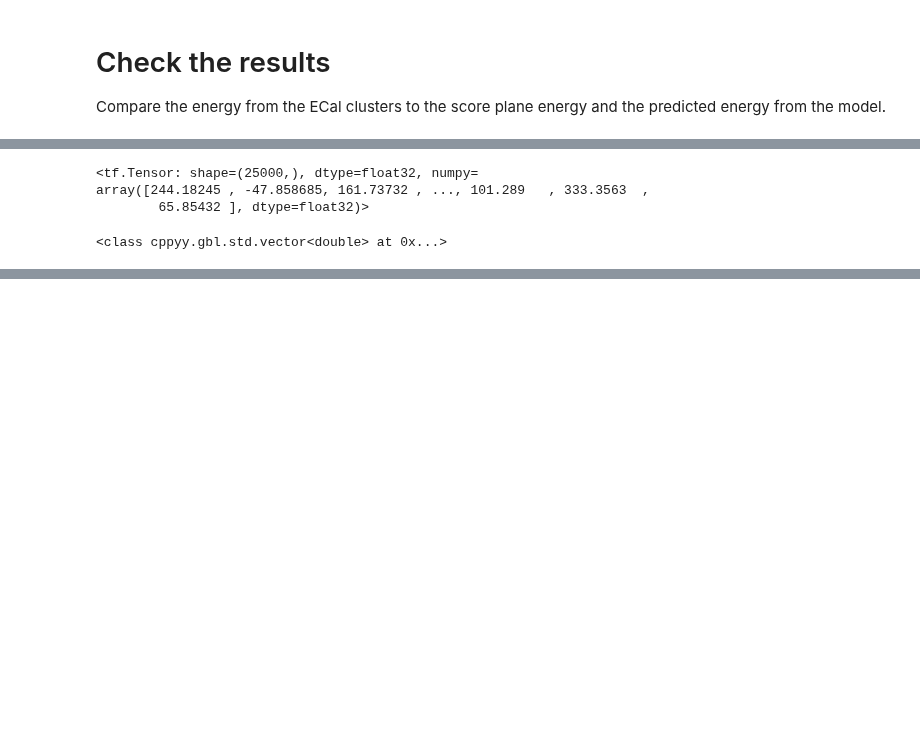
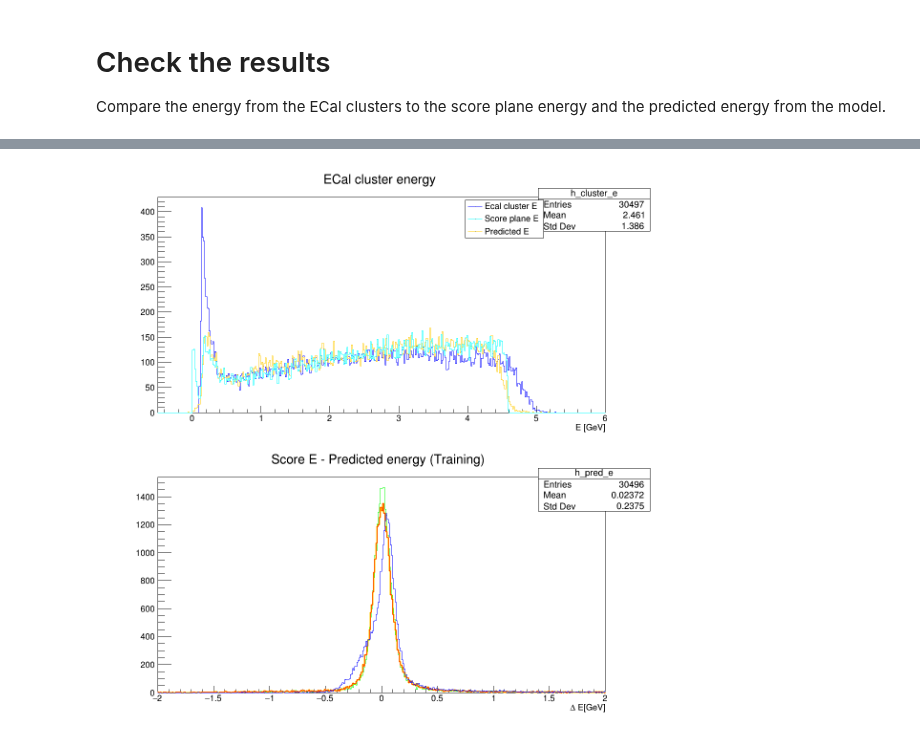
Before and after one commit to mholtrop/Analysis, a Jupyter notebook: MC2021/MC_CNN_Test.ipynb, the cells around one changed output, grey strips where cells are left out. Drawn from its saved outputs; the diff is of its cells as text; code cells hidden in the pictures; blank space fills up the shorter version.

```diff
--- a/MC2021/MC_CNN_Test.ipynb
+++ b/MC2021/MC_CNN_Test.ipynb
@@ -312,3 +390,5 @@ Epoch 10, Loss:  0.1067395, Accuracy: 35.953%, Test Loss:  0.1124211, Test Accur
 Compare the energy from the ECal clusters to the score plane energy and the predicted energy from the model.
 # %%
 pred = model(x_test, training=False)
+pred_train = model(x_train, training=False)
+loss = loss_object(y_test, pred)
@@ -321,6 +410,17 @@ rdf = R.RDF.FromNumpy({'ecal_cluster_energy':ecal_energy[mini_batch//2:,0],'scor
+# %%
+#rdf = R.RDF.FromNumpy({'ecal_cluster_energy':ecal_energy[ecal_is_fiducial == True][n_training:,0].copy(),'score_e':ecal_energy[ecal_is_fiducial == True][n_training:,1].copy(), 'mc_part_energy':ecal_energy[ecal_is_fiducial == True][n_training:,2].copy(),'truth_e':y_test[:,0].copy(), 'truth_x':y_test[:,1].copy()*x_scaling, 'truth_y':y_test[:,2].copy()*x_scaling ,'pred_e':pred[:,0].numpy().copy(), 'pred_x':pred[:,1].numpy().copy()*x_scaling, 'pred_y':pred[:,2].numpy().copy()*y_scaling})
+#rdf_train = R.RDF.FromNumpy({'ecal_cluster_energy':ecal_energy[ecal_is_fiducial == True][:n_training,0].copy(),'score_e':ecal_energy[ecal_is_fiducial == True][:n_training,1].copy(), 'mc_part_energy':ecal_energy[ecal_is_fiducial == True][:n_training,2].copy(),'truth_e':y_train[:,0].copy(), 'truth_x':y_train[:,1].copy()*x_scaling, 'truth_y':y_train[:,2].copy()*x_scaling ,'pred_e':pred_train[:,0].numpy().copy(), 'pred_x':pred_train[:,1].numpy().copy()*x_scaling, 'pred_y':pred_train[:,2].numpy().copy()*y_scaling})
+rdf = R.RDF.FromNumpy({'ecal_cluster_energy':ecal_energy[ecal_is_fiducial == True][n_training:,0].copy(),'score_e':ecal_energy[ecal_is_fiducial == True][n_training:,1].copy(), 'mc_part_energy':ecal_energy[ecal_is_fiducial == True][n_training:,2].copy(),'truth_e':y_test[:,0].copy(),'pred_e':pred[:,0].numpy().copy()})
+rdf_train = R.RDF.FromNumpy({'ecal_cluster_energy':ecal_energy[ecal_is_fiducial == True][:n_training,0].copy(),'score_e':ecal_energy[ecal_is_fiducial == True][:n_training,1].copy(), 'mc_part_energy':ecal_energy[ecal_is_fiducial == True][:n_training,2].copy(),'truth_e':y_train[:,0].copy(),'pred_e':pred_train[:,0].numpy().copy()})
 # %%
 h_cluster_e = rdf.Histo1D(("h_cluster_e","ECal cluster energy;E [GeV]",400,-0.5,6.),"ecal_cluster_energy")
 h_mcpart_e = rdf.Histo1D(("h_mc_part_e","MC Particle energy",400,-0.5,6.),"mc_part_energy")
 h_score_e = rdf.Histo1D(("h_score_e","Score energy",400,-0.5,6.),"score_e")
 h_truth_e = rdf.Histo1D(("h_truth_e","Truth energy",400,-0.5,6.),"truth_e")
 h_pred_e = rdf.Histo1D(("h_pred_e","Predicted energy",400,-0.5,6.),"pred_e")
+
+h_cluster_diff = rdf.Define("dif","score_e - ecal_cluster_energy").Histo1D(("h_cluster_e","Diff Score E - Ecal Cluster E;#Delta E [GeV]",400,-2.,2.),"dif")
+h_mcpart_diff = rdf.Define("dif","mc_part_energy - score_e").Histo1D(("h_mc_part_e","Diff MC Part E - Score E;#Delta E[GeV]",400,-2.,2.),"dif")
+h_pred_diff = rdf.Define("dif","score_e - pred_e").Histo1D(("h_pred_e","Score E - Predicted energy;#Delta E[GeV]",400,-2.,2.),"dif")
+h_pred2_diff = rdf.Define("dif","truth_e - pred_e").Histo1D(("h_pred_e","Score E - Predicted energy;#Delta E[GeV]",400,-2.,2.),"dif")
+h_pred_train_diff = rdf_train.Define("dif","truth_e - pred_e").Histo1D(("h_pred_e","Score E - Predicted energy (Training);#Delta E[GeV]",400,-2.,2.),"dif")
@@ -342,10 +427,32 @@ Warning in <TCanvas::Constructor>: Deleting canvas with same name: cc1
-# %%
-y_train
-# %% [output]
-<tf.Tensor: shape=(25000,), dtype=float32, numpy=
-array([244.18245 , -47.858685, 161.73732 , ..., 101.289   , 333.3563  ,
-        65.85432 ], dtype=float32)>
-# %%
-type(score_e)
-# %% [output]
-<class cppyy.gbl.std.vector<double> at 0x...>
+# %%
+cc1 = R.TCanvas("cc1","CC1",1200,1200)
+cc1.Divide(1,2)
+p1 = cc1.cd(1)
+h_cluster_e.SetLineColor(R.kBlue)
+h_cluster_e.Draw("same")
+h_pred_e.SetLineWidth(1)
+h_pred_e.SetLineColor(R.kOrange)
+h_pred_e.Draw("same")
+h_score_e.SetLineColor(R.kCyan)
+h_score_e.Draw("same")
+# h_mcpart_e.SetLineColor(R.kGreen)
+# h_mcpart_e.Draw("same")
+leg = R.TLegend(0.65,0.75,0.79,0.89)
+leg.AddEntry(h_cluster_e.GetPtr(),"Ecal cluster E")
+leg.AddEntry(h_score_e.GetPtr(),"Score plane E")
+leg.AddEntry(h_pred_e.GetPtr(),"Predicted E")
+leg.Draw()
+p2 = cc1.cd(2)
+h_pred_train_diff.SetLineColor(R.kGreen)
+h_pred_train_diff.Draw("same")
+h_pred_diff.SetLineWidth(3)
+h_pred_diff.SetLineColor(R.kOrange)
+h_pred_diff.Draw("same")
+h_pred2_diff.SetLineColor(R.kRed)
+h_pred2_diff.Draw("same")
+
+h_cluster_diff.SetLineColor(R.kBlue)
+h_cluster_diff.Draw("same")
+
+cc1.Draw()
+# %% [output]
@@ -351,0 +460 @@ type(score_e)
+[figure, added]
```
Also changed, not shown: parts of 23 cells of this notebook.
